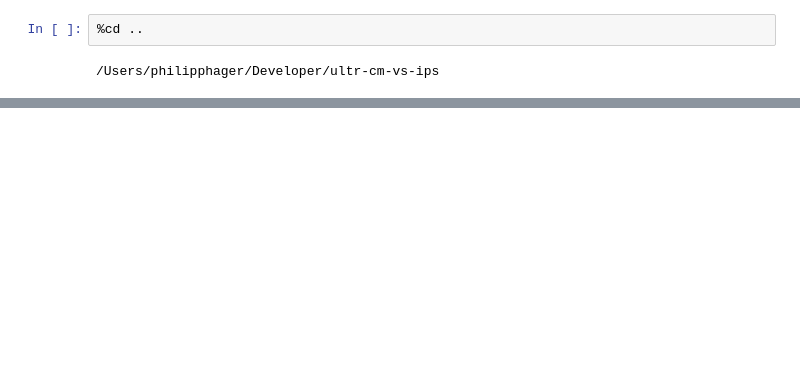
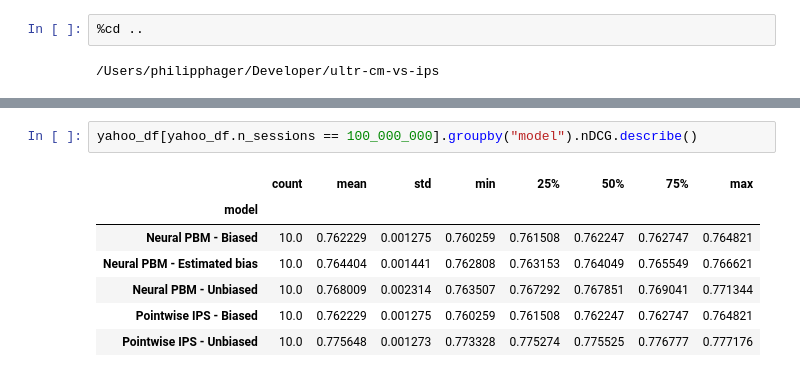
Before and after one commit to philipphager/ultr-cm-vs-ips, a Jupyter notebook: notebook/dataset.ipynb, the cells around one changed output, grey strips where cells are left out. Drawn from its saved outputs; the diff is of its cells as text; blank space fills up the shorter version.

```diff
--- a/notebook/dataset.ipynb
+++ b/notebook/dataset.ipynb
@@ -100,0 +136,10 @@ alt.Chart(test_df, width=800, height=400).mark_line(point=True).encode(
+# %%
+yahoo_df[yahoo_df.n_sessions == 100_000_000].groupby("model").nDCG.describe()
+# %% [output]
+|  | count | mean | std | min | 25% | 50% | 75% | max |
+| model |  |  |  |  |  |  |  |  |
+| Neural PBM - Biased | 10.0 | 0.762229 | 0.001275 | 0.760259 | 0.761508 | 0.762247 | 0.762747 | 0.764821 |
+| Neural PBM - Estimated bias | 10.0 | 0.764404 | 0.001441 | 0.762808 | 0.763153 | 0.764049 | 0.765549 | 0.766621 |
+| Neural PBM - Unbiased | 10.0 | 0.768009 | 0.002314 | 0.763507 | 0.767292 | 0.767851 | 0.769041 | 0.771344 |
+| Pointwise IPS - Biased | 10.0 | 0.762229 | 0.001275 | 0.760259 | 0.761508 | 0.762247 | 0.762747 | 0.764821 |
+| Pointwise IPS - Unbiased | 10.0 | 0.775648 | 0.001273 | 0.773328 | 0.775274 | 0.775525 | 0.776777 | 0.777176 |
```
Also changed, not shown: parts of 4 cells of this notebook.
